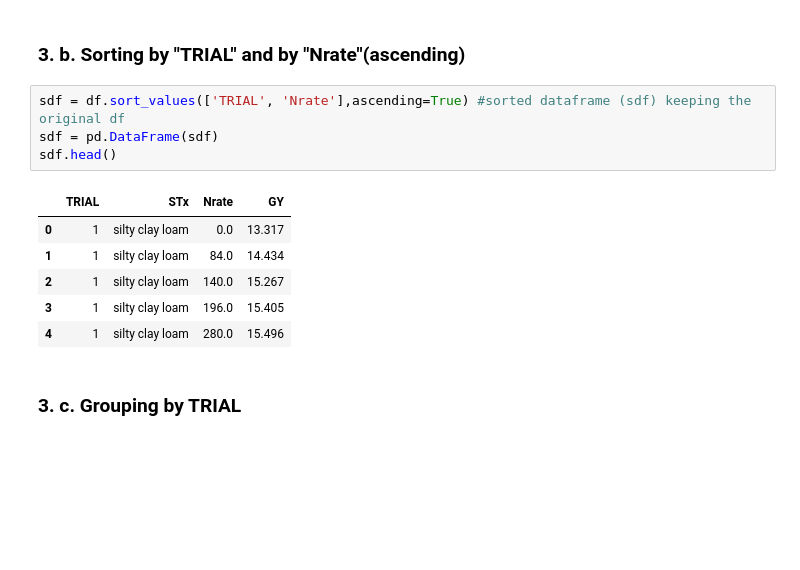
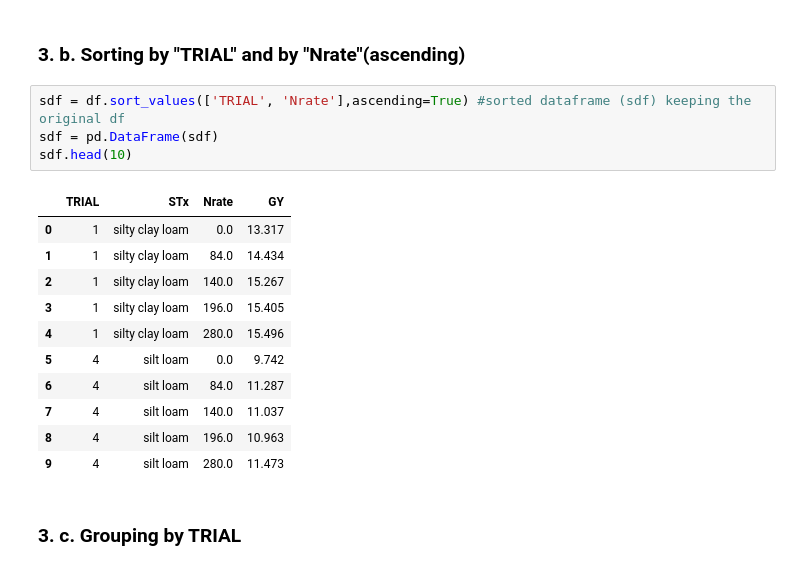
Before and after one commit to adriancorrendo/Python_project, a Jupyter notebook: Correndo_Sem_Project.ipynb, the cells around one changed output. Saved outputs shown, nothing was run; the diff lists cells and outputs as text; blank space fills up the shorter version.

```diff
--- a/Correndo_Sem_Project.ipynb
+++ b/Correndo_Sem_Project.ipynb
@@ -118,14 +118,19 @@ df.head()
 # %%
 sdf = df.sort_values(['TRIAL', 'Nrate'],ascending=True) #sorted dataframe (sdf) keeping the original df
 sdf = pd.DataFrame(sdf)
-sdf.head()
+sdf.head(10)
 # %% [output]
 |  | TRIAL | STx | Nrate | GY |
 | 0 | 1 | silty clay loam | 0.0 | 13.317 |
 | 1 | 1 | silty clay loam | 84.0 | 14.434 |
 | 2 | 1 | silty clay loam | 140.0 | 15.267 |
 | 3 | 1 | silty clay loam | 196.0 | 15.405 |
 | 4 | 1 | silty clay loam | 280.0 | 15.496 |
+| 5 | 4 | silt loam | 0.0 | 9.742 |
+| 6 | 4 | silt loam | 84.0 | 11.287 |
+| 7 | 4 | silt loam | 140.0 | 11.037 |
+| 8 | 4 | silt loam | 196.0 | 10.963 |
+| 9 | 4 | silt loam | 280.0 | 11.473 |
 # %% [markdown]
 <a name="Group"></a>
 ### 3. c. Grouping by TRIAL
```
Also changed, not shown: parts of 1 cell of this notebook, 4 other files.
